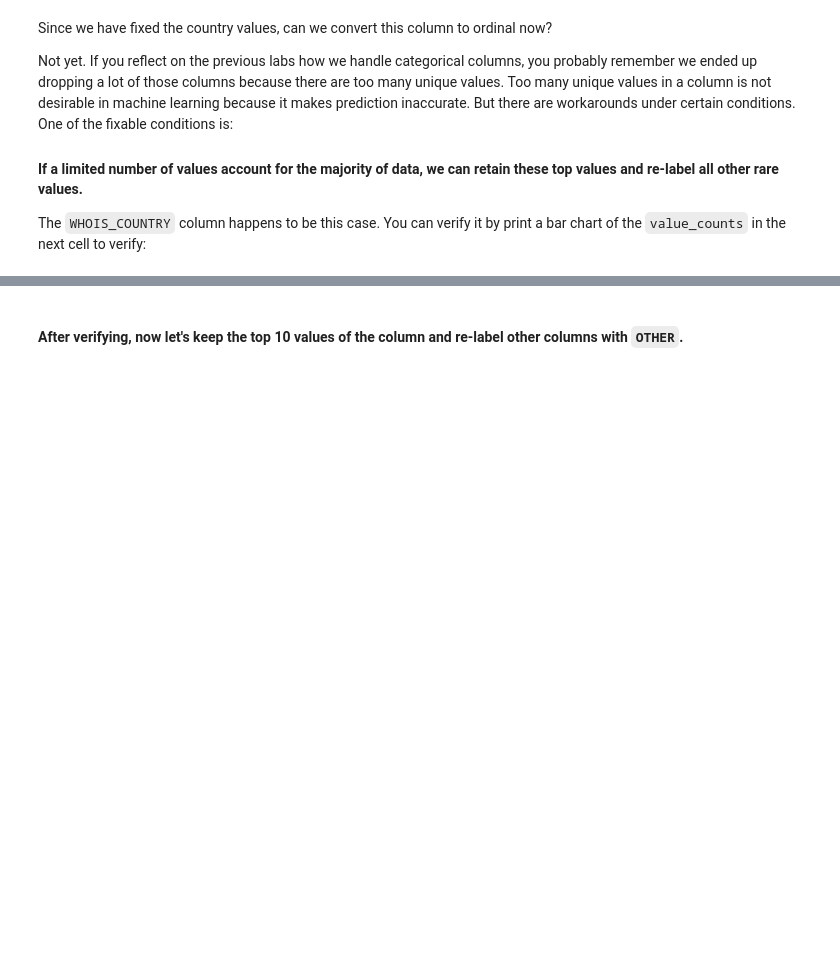
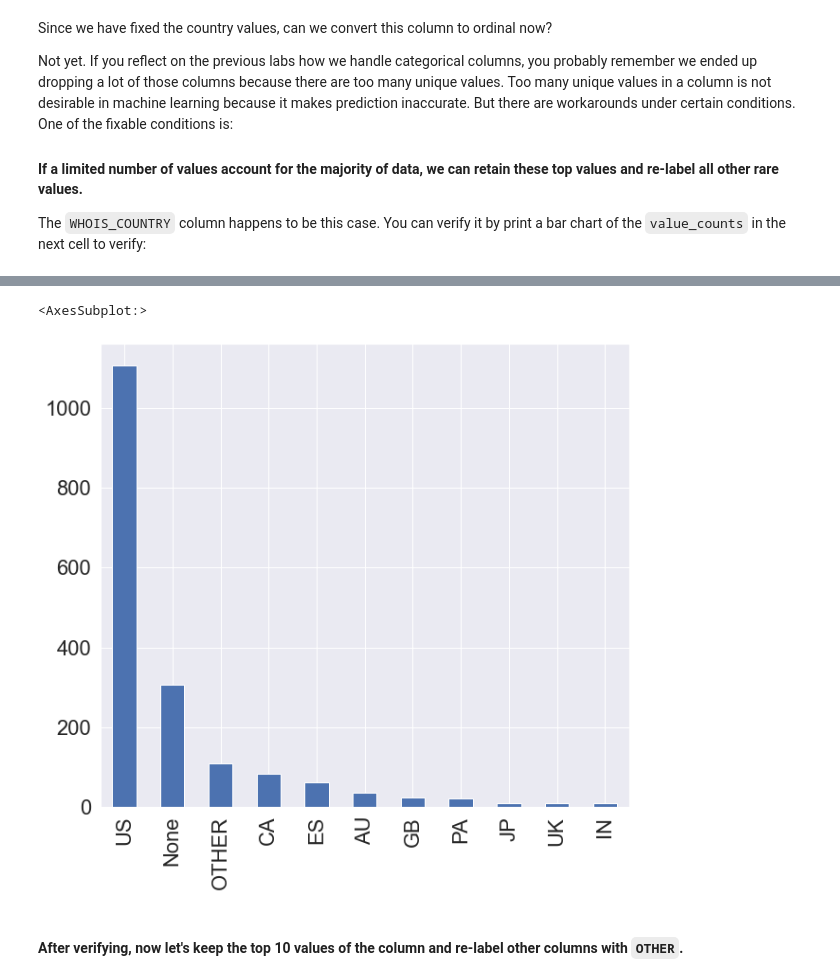
Before and after one commit to ta-data-remote/lab-supervised-learning, a Jupyter notebook: your-code/main.ipynb, the cells around one changed output, grey strips where cells are left out. Drawn from its saved outputs; the diff is of its cells as text; code cells hidden in the pictures; blank space fills up the shorter version.

```diff
--- a/your-code/main.ipynb
+++ b/your-code/main.ipynb
@@ -149,2 +254,4 @@ If all cleaned, proceed. Otherwise, go back and do more cleaning.
+# %%
+website = website.dropna()
 # %%
 # Examine missing values in each column
@@ -192,0 +327,3 @@ How to handle string columns is always case by case. Let's start by working on `
+# %%
+# applying replace function with dictionary and values to be replaced
+website['WHOIS_COUNTRY'] = website['WHOIS_COUNTRY'].replace({"se":"SE", "ru":"RU", "us":"US", "Cyprus":"CY", "[u'GB'; u'UK']":"GB", "United Kingdom": "GB"})
@@ -205,0 +352,3 @@ The `WHOIS_COUNTRY` column happens to be this case. You can verify it by print a
+# %%
+country_list = y[:10]
+country_list
@@ -205,0 +367,2 @@ The `WHOIS_COUNTRY` column happens to be this case. You can verify it by print a
+# %%
+website['WHOIS_COUNTRY'].replace(to_replace=[i for i in website['WHOIS_COUNTRY'] if i not in country_list], value='OTHER', inplace=True)
@@ -206,2 +389,7 @@ The `WHOIS_COUNTRY` column happens to be this case. You can verify it by print a
+# %%
+website['WHOIS_COUNTRY'].value_counts().plot(kind='bar', figsize=(10, 9))
+# %% [output]
+<AxesSubplot:>
+[figure, added]
 # %% [markdown]
 #### After verifying, now let's keep the top 10 values of the column and re-label other columns with `OTHER`.
```
Also changed, not shown: parts of 82 cells of this notebook, 1 other file.
